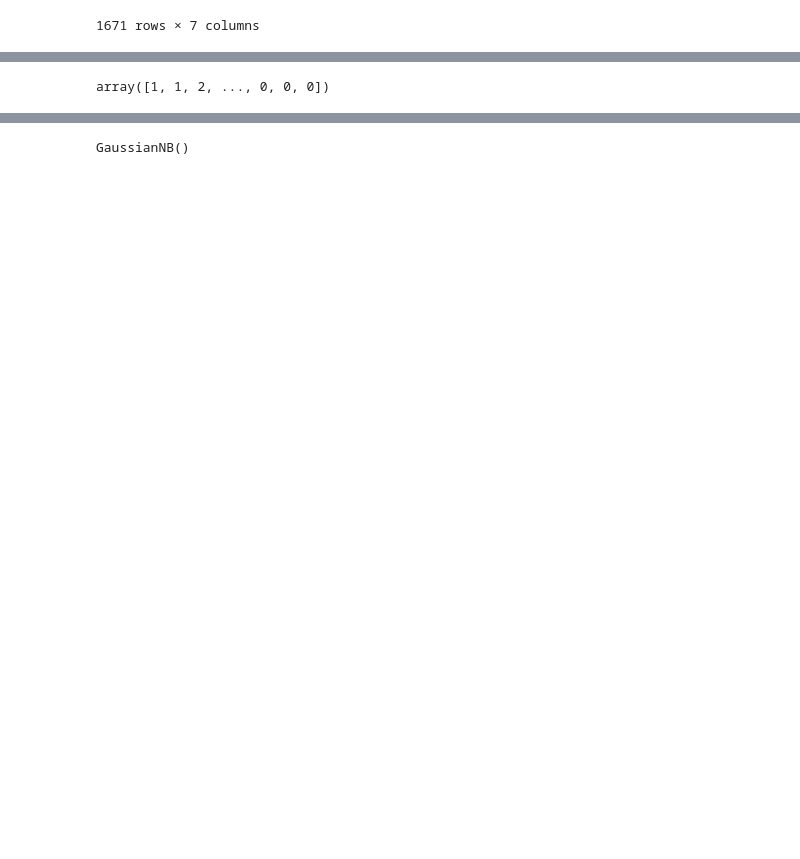
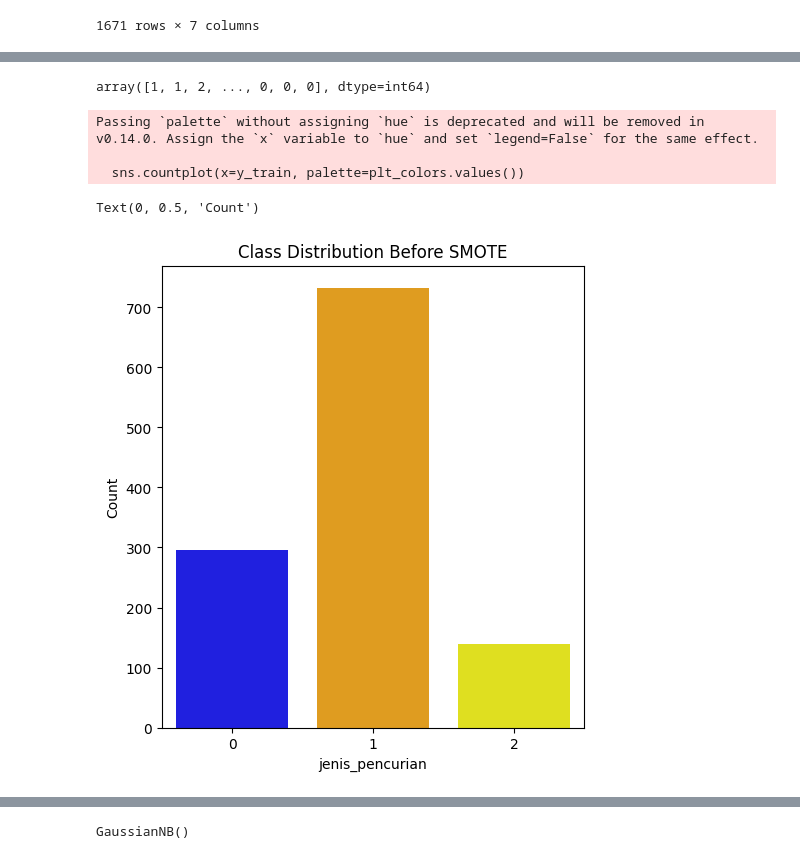
Before and after one commit to Lattaes/LegalScope, a Jupyter notebook: Model/PredikJenisPencurian/model_pencurian_gnb.ipynb, the cells around one changed output, grey strips where cells are left out. Drawn from its saved outputs; the diff is of its cells as text; code cells hidden in the pictures; blank space fills up the shorter version.

```diff
--- a/Model/PredikJenisPencurian/model_pencurian_gnb.ipynb
+++ b/Model/PredikJenisPencurian/model_pencurian_gnb.ipynb
@@ -34,5 +63,5 @@ from sklearn.metrics import accuracy_score, classification_report
 # %%
-data = pd.read_csv("/content/Dataset Kasus Pencurian.csv")
+data = pd.read_csv("./Dataset/Dataset Kasus Pencurian.csv")
 data
 # %% [output]
 |  | TEMPAT KEJADIAN PENCURIAN | WAKTU KEJADIAN | PELAKU MENGGUNAKAN ALAT | SASARAN KEJAHATAN | JUMLAH KERUGIAN | ... |
@@ -175,7 +204,7 @@ y_data = data.jenis_pencurian.values
 x_data
 y_data
 # %% [output]
-array([1, 1, 2, ..., 0, 0, 0])
+array([1, 1, 2, ..., 0, 0, 0], dtype=int64)
 # %%
 # Train test split
 x_train, x_test, y_train, y_test = train_test_split(x_data,
@@ -182,0 +216,18 @@ y_data, test_size = 0.3, random_state=1)
+# %%
+# Visualize class distribution before SMOTE
+plt.figure(figsize=(12, 6))
+
+# Define custom colors for each gender category
+plt_colors = {0: "blue", 1: "orange", 2: "yellow"}
+
+plt.subplot(1, 2, 1)
+sns.countplot(x=y_train, palette=plt_colors.values())
+plt.title("Class Distribution Before SMOTE")
+plt.xlabel("jenis_pencurian")
+plt.ylabel("Count")
+# %% [output]
+Passing `palette` without assigning `hue` is deprecated and will be removed in v0.14.0. Assign the `x` variable to `hue` and set `legend=False` for the same effect.
+
+  sns.countplot(x=y_train, palette=plt_colors.values())
+Text(0, 0.5, 'Count')
+[figure, added]
```
Also changed, not shown: parts of 14 cells of this notebook, 37 other files.
